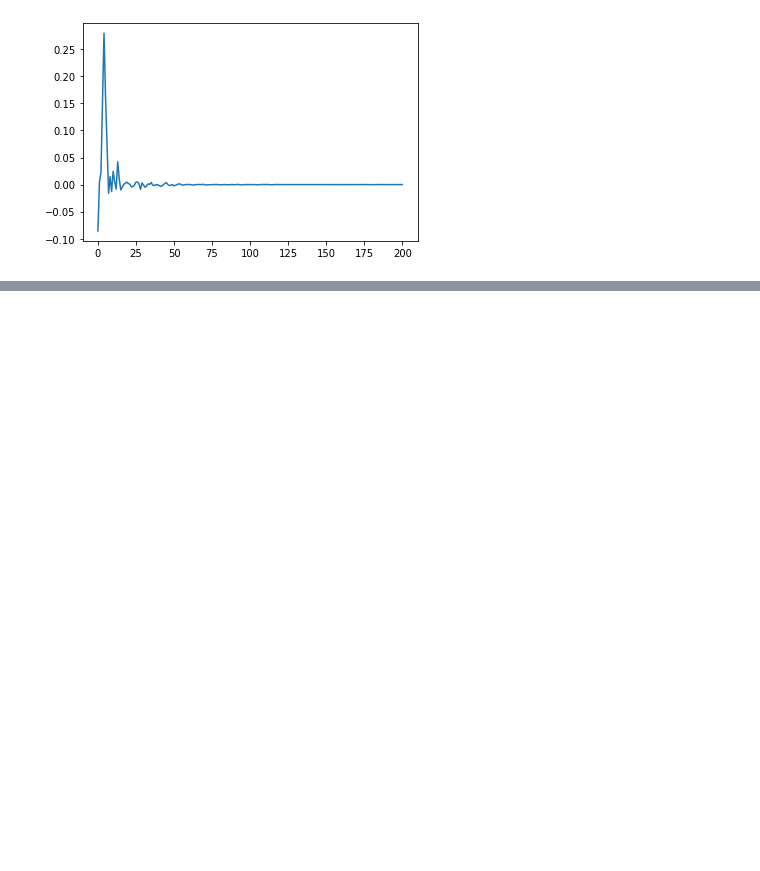
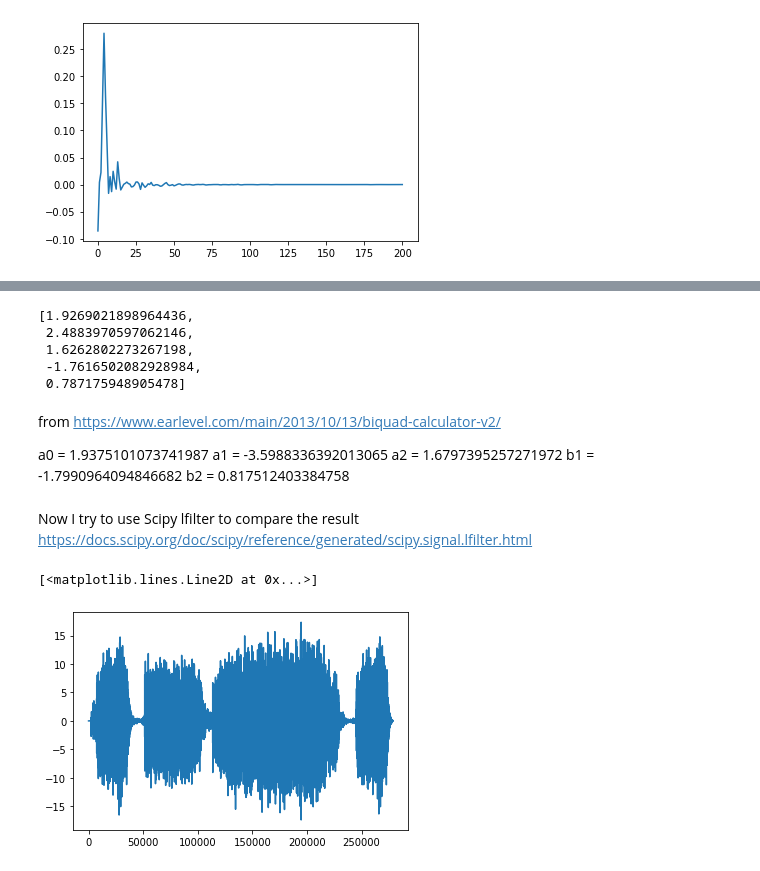
Before and after one commit to jimchen90/TestRep, a Jupyter notebook: bass_biquad.ipynb, the cells around one changed output, grey strips where cells are left out. Drawn from its saved outputs; the diff is of its cells as text; code cells hidden in the pictures; blank space fills up the shorter version.

```diff
--- a/bass_biquad.ipynb
+++ b/bass_biquad.ipynb
@@ -184,0 +245,18 @@ p = plt.plot(specgram_diff[0,:,indices[200]].numpy())
+# %%
+coefficients_cal_treble(44100, 6, 1000, 0.7071)
+# %% [output]
+[1.9269021898964436,
+ 2.4883970597062146,
+ 1.6262802273267198,
+ -1.7616502082928984,
+ 0.787175948905478]
+# %% [markdown]
+from https://www.earlevel.com/main/2013/10/13/biquad-calculator-v2/
+
+a0 = 1.9375101073741987
+a1 = -3.5988336392013065
+a2 = 1.6797395257271972
+b1 = -1.7990964094846682
+b2 = 0.817512403384758
+# %% [markdown]
+Now I try to use Scipy lfilter to compare the result https://docs.scipy.org/doc/scipy/reference/generated/scipy.signal.lfilter.html
@@ -184,0 +284,12 @@ p = plt.plot(specgram_diff[0,:,indices[200]].numpy())
+# %%
+from scipy import signal
+b = [b0/a0, b1/a0, b2/a0]
+a = [1, a1/a0, a2/a0]
+zi = signal.lfilter_zi(b, a)
+output_waveform_scipy = signal.lfilter(b, a, waveform[0,:].numpy())
+#output_waveform_scipy, _ = signal.lfilter(b, a, waveform[0,:].numpy())
+plt.figure
+plt.plot(output_waveform_scipy)
+# %% [output]
+[<matplotlib.lines.Line2D at 0x...>]
+[figure, added]
```
Also changed, not shown: parts of 13 cells of this notebook.
